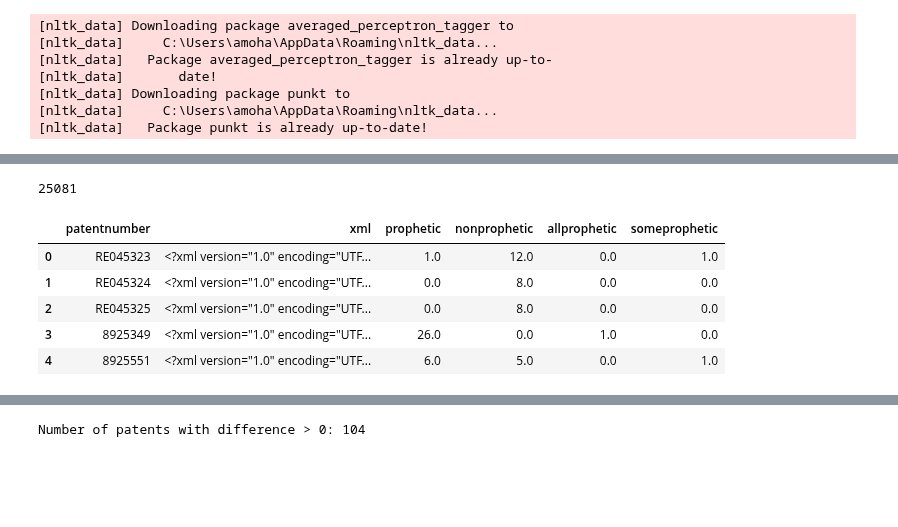
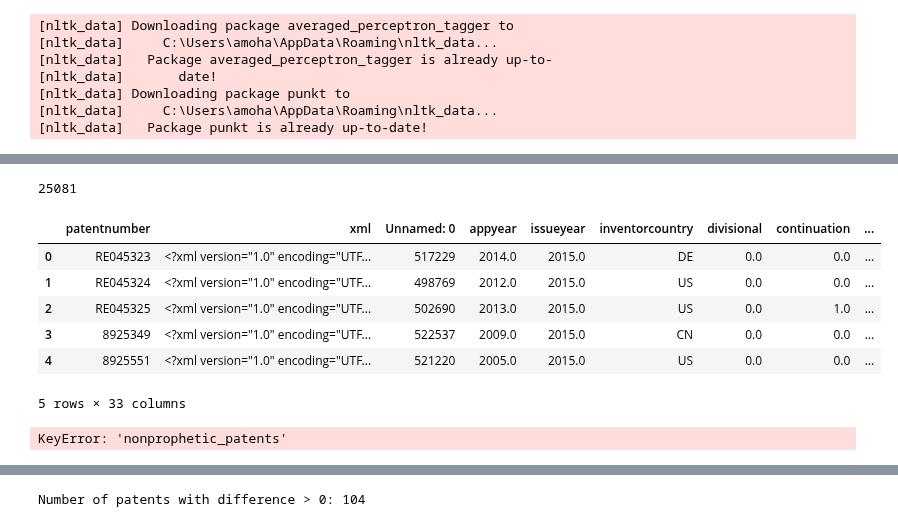
Before and after one commit to AmirMohammadiKarbalaei/prophetic_patents, a Jupyter notebook: notebooks/freilich_test_set.ipynb, the cells around one changed output, grey strips where cells are left out. Drawn from its saved outputs; the diff is of its cells as text; code cells hidden in the pictures; blank space fills up the shorter version.

```diff
--- a/notebooks/freilich_test_set.ipynb
+++ b/notebooks/freilich_test_set.ipynb
@@ -26,0 +49,5 @@ from utilities.test_dataset_utils import *
+# %%
+data = read_json("patent_xmls_2015.json")
+df = pd.DataFrame.from_dict(data,orient="index").reset_index()
+df.columns = ["patentnumber","xml"]
+df.head()
@@ -32,10 +66,10 @@ from utilities.test_dataset_utils import *
 
 
 # df = read_xlsb_file()
-df[df.issueyear == 2018][["patentnumber","prophetic","nonprophetic","issueyear"]]
-# df[df.issueyear == 2018].to_csv("freilichdataet_2018.csv")
-# df = pd.read_csv("freilichdataet_2018.csv")
-# df["patentnumber"] = df["patentnumber"].astype(str).transform(lambda x: x.replace(".0", ""))
-# df["patentnumber"] = df["patentnumber"].apply(remove_leadiong_zeros)
-# df.head()
+
+# df[df.issueyear == 2015].to_csv("freilichdataet_2015.csv")
+df2 = pd.read_csv("freilichdataet_2015.csv")
+df2["patentnumber"] = df2["patentnumber"].astype(str).transform(lambda x: x.replace(".0", ""))
+df2["patentnumber"] = df2["patentnumber"].apply(remove_leadiong_zeros)
+df2.head()
 # %% [output]
@@ -51,13 +144,39 @@ array([1970., 1974., 1976., 1977., 1978., 1979., 1980., 1981., 1982.,
 # %%
-merged = df_test_data.merge(df, on="patentnumber", how="left")
+merged = df.merge(df2, on="patentnumber")
 print(len(merged))
-cols = ["patentnumber","xml","prophetic","nonprophetic","allprophetic","someprophetic"]
-merged[cols].head()
+merged.head()
 # %% [output]
 25081
-|  | patentnumber | xml | prophetic | nonprophetic | allprophetic | someprophetic |
-| 0 | RE045323 | <?xml version="1.0" encoding="UTF... | 1.0 | 12.0 | 0.0 | 1.0 |
-| 1 | RE045324 | <?xml version="1.0" encoding="UTF... | 0.0 | 8.0 | 0.0 | 0.0 |
-| 2 | RE045325 | <?xml version="1.0" encoding="UTF... | 0.0 | 8.0 | 0.0 | 0.0 |
-| 3 | 8925349 | <?xml version="1.0" encoding="UTF... | 26.0 | 0.0 | 1.0 | 0.0 |
-| 4 | 8925551 | <?xml version="1.0" encoding="UTF... | 6.0 | 5.0 | 0.0 | 1.0 |
+|  | patentnumber | xml | Unnamed: 0 | appyear | issueyear | inventorcountry | divisional | continuation | ... |
+| 0 | RE045323 | <?xml version="1.0" encoding="UTF... | 517229 | 2014.0 | 2015.0 | DE | 0.0 | 0.0 | ... |
+| 1 | RE045324 | <?xml version="1.0" encoding="UTF... | 498769 | 2012.0 | 2015.0 | US | 0.0 | 0.0 | ... |
+| 2 | RE045325 | <?xml version="1.0" encoding="UTF... | 502690 | 2013.0 | 2015.0 | US | 0.0 | 1.0 | ... |
+| 3 | 8925349 | <?xml version="1.0" encoding="UTF... | 522537 | 2009.0 | 2015.0 | CN | 0.0 | 0.0 | ... |
+| 4 | 8925551 | <?xml version="1.0" encoding="UTF... | 521220 | 2005.0 | 2015.0 | US | 0.0 | 0.0 | ... |
+5 rows × 33 columns
+# %%
+import numpy as np
+# final = dic_to_dic_w_tense_test(doc_w_exp,threshold=0)
+# df_final = pd.DataFrame(final).T.reset_index()
+df_final = merged
+#df_final.columns = ["patentnumber","past","present","Unknown"]
+df_final["patentnumber"] = df_final["patentnumber"].apply(remove_leadiong_zeros)
+df_check =merged
+#df_check["past"] = df_check["past"] + df_check["Unknown"]
+df_check["Total_Extracted"] = df_check["nonprophetic_patents"] + df_check["prophetic_patents"]  #+ df_check["Unknown"]
+df_check["Total_Freilich"] = df_check["prophetic"] + df_check["nonprophetic"]
+df_check["prophetic_error"] = np.sqrt((df_check["prophetic"] - df_check["prophetic_patents"])**2)
+df_check["nonprophetic_error"] = np.sqrt((df_check["nonprophetic"] - df_check["nonprophetic_patents"])**2)
+df_check["Total_Mean_error"] = np.sqrt((df_check["Total_Freilich"] - df_check["Total_Extracted"])**2)
+df_check["Sum_error"] = df_check["prophetic_error"] + df_check["nonprophetic_error"] + df_check["Total_Mean_error"]
+print(f"Number of exact matches: {len(df_check[(df_check.prophetic_error ==0) & (df_check.nonprophetic_error ==0) & (df_check.Total_Mean_error ==0)])} out of {len(df_check)} , Percentage: {len(df_check[(df_check.prophetic_error ==0) & (df_check.nonprophetic_error ==0) & (df_check.Total_Mean_error ==0)])/len(df_check)*100}")
+print(f"Number of exact num of patent extracted: {len(df_check[(df_check.Total_Extracted == df_check.Total_Freilich)])} out of {len(df_check)}")
+print(f"Avg Total error: {df_check['Total_Mean_error'].mean()}, num of corrects:  {df_check[df_check['Total_Mean_error'] == 0].shape[0]}")
+print(f"Avg Total prophetic error: {df_check['prophetic_error'].mean()}, num of corrects: {df_check[df_check['prophetic_error'] == 0].shape[0]}")
+print(f"Avg Total nonprophetic error: {df_check['nonprophetic_error'].mean()}, num of corrects: {df_check[df_check['nonprophetic_error'] == 0].shape[0]}")
+print(f"{df_check['Sum_error'].sum()}")
+print(f"Sum of number of Unknowns: {df._check['unknown_patents'].sum()}")
+print(f"Number of patets with experiments extracted {len(df_check)}")
+df_check.sort_values("Sum_error",ascending=False).head(20)
+# %% [output]
+KeyError: 'nonprophetic_patents'
```
Also changed, not shown: parts of 42 cells of this notebook, 2 other files.
